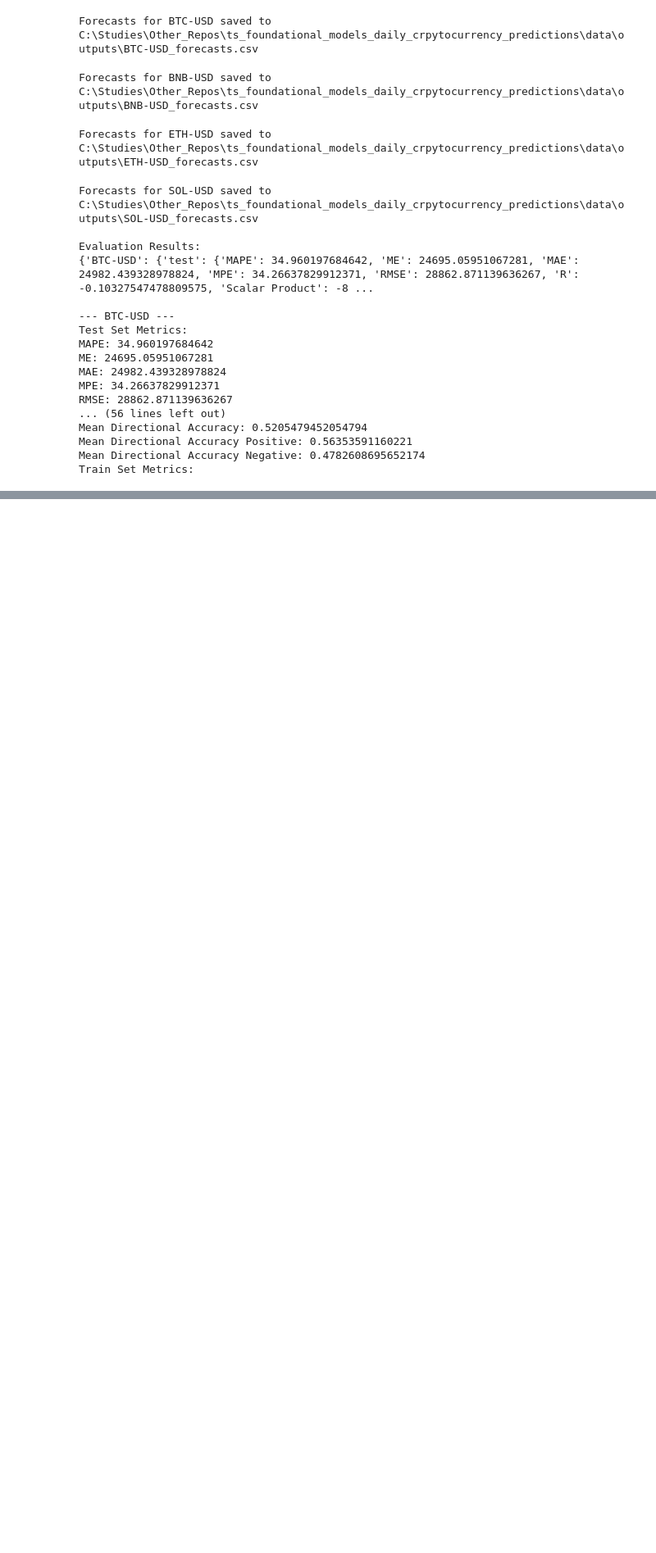
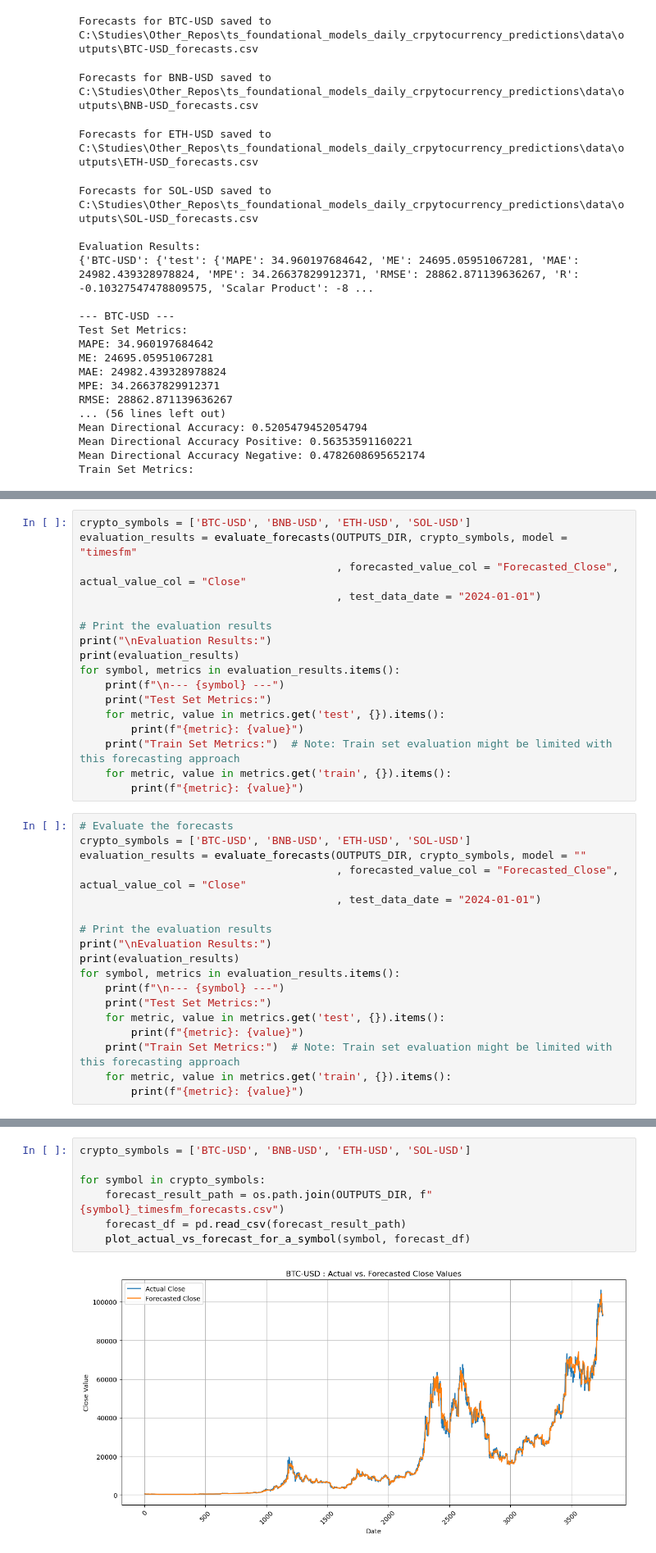
Before and after one commit to zaskap/ts_foundational_models_daily_crpytocurrency_predictions, a Jupyter notebook: notebooks/timesfm_v1.ipynb, the cells around one changed output, grey strips where cells are left out. Shown: that part at 82% size. Drawn from its saved outputs; the diff is of its cells as text; blank space fills up the shorter version.

```diff
--- a/notebooks/timesfm_v1.ipynb
+++ b/notebooks/timesfm_v1.ipynb
@@ -59,0 +112,35 @@ Train Set Metrics:
+# %%
+crypto_symbols = ['BTC-USD', 'BNB-USD', 'ETH-USD', 'SOL-USD']
+evaluation_results = evaluate_forecasts(OUTPUTS_DIR, crypto_symbols, model = "timesfm"
+                                        , forecasted_value_col = "Forecasted_Close", actual_value_col = "Close"
+                                        , test_data_date = "2024-01-01")
+
+# Print the evaluation results
+print("\nEvaluation Results:")
+print(evaluation_results)
+for symbol, metrics in evaluation_results.items():
+    print(f"\n--- {symbol} ---")
+    print("Test Set Metrics:")
+    for metric, value in metrics.get('test', {}).items():
+        print(f"{metric}: {value}")
+    print("Train Set Metrics:")  # Note: Train set evaluation might be limited with this forecasting approach
+    for metric, value in metrics.get('train', {}).items():
+        print(f"{metric}: {value}")
+# %%
+# Evaluate the forecasts
+crypto_symbols = ['BTC-USD', 'BNB-USD', 'ETH-USD', 'SOL-USD']
+evaluation_results = evaluate_forecasts(OUTPUTS_DIR, crypto_symbols, model = ""
+                                        , forecasted_value_col = "Forecasted_Close", actual_value_col = "Close"
+                                        , test_data_date = "2024-01-01")
+
+# Print the evaluation results
+print("\nEvaluation Results:")
+print(evaluation_results)
+for symbol, metrics in evaluation_results.items():
+    print(f"\n--- {symbol} ---")
+    print("Test Set Metrics:")
+    for metric, value in metrics.get('test', {}).items():
+        print(f"{metric}: {value}")
+    print("Train Set Metrics:")  # Note: Train set evaluation might be limited with this forecasting approach
+    for metric, value in metrics.get('train', {}).items():
+        print(f"{metric}: {value}")
@@ -59,0 +167,9 @@ Train Set Metrics:
+# %%
+crypto_symbols = ['BTC-USD', 'BNB-USD', 'ETH-USD', 'SOL-USD']
+
+for symbol in crypto_symbols:
+    forecast_result_path = os.path.join(OUTPUTS_DIR, f"{symbol}_timesfm_forecasts.csv")
+    forecast_df = pd.read_csv(forecast_result_path)
+    plot_actual_vs_forecast_for_a_symbol(symbol, forecast_df)
+# %% [output]
+[figure, added]
```
Also changed, not shown: parts of 10 cells of this notebook, 10 other files.
